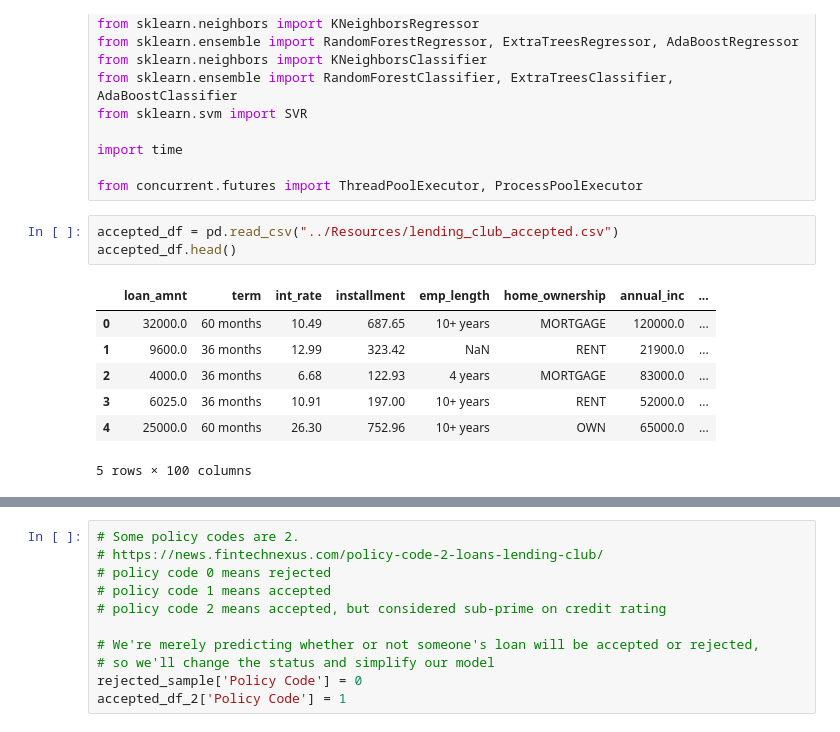
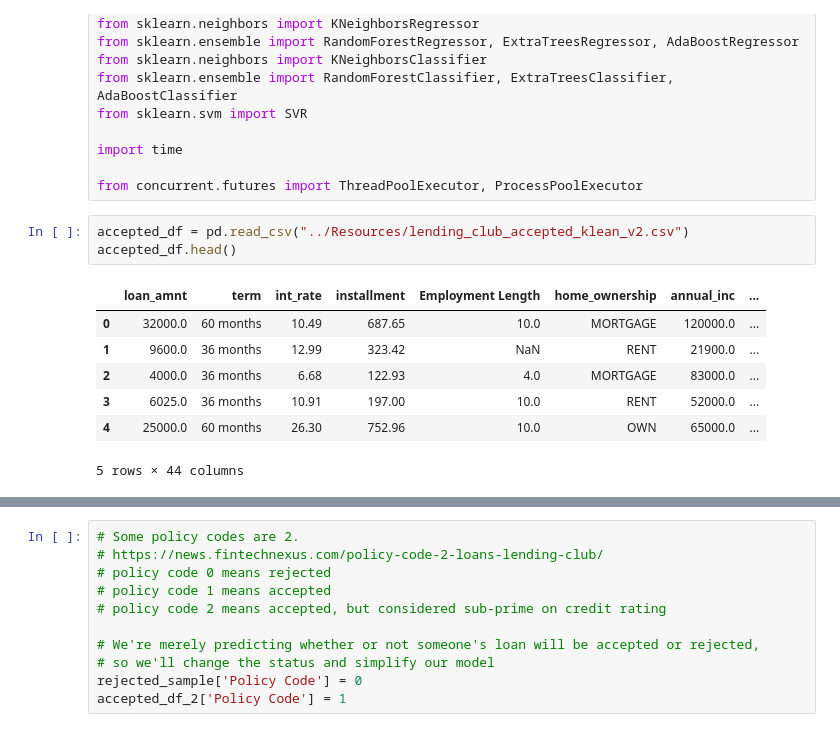
Before and after one commit to RSGDATA/loan_project, a Jupyter notebook: Notebooks/accepted.ipynb, the cells around one changed output, grey strips where cells are left out. Cells and saved outputs as stored; diff of their text form.

```diff
--- a/Notebooks/accepted.ipynb
+++ b/Notebooks/accepted.ipynb
@@ -20,16 +20,16 @@ import time
 
 from concurrent.futures import ThreadPoolExecutor, ProcessPoolExecutor
 # %%
-accepted_df = pd.read_csv("../Resources/lending_club_accepted.csv")
+accepted_df = pd.read_csv("../Resources/lending_club_accepted_klean_v2.csv")
 accepted_df.head()
 # %% [output]
-|  | loan_amnt | term | int_rate | installment | emp_length | home_ownership | annual_inc | ... |
-| 0 | 32000.0 | 60 months | 10.49 | 687.65 | 10+ years | MORTGAGE | 120000.0 | ... |
+|  | loan_amnt | term | int_rate | installment | Employment Length | home_ownership | annual_inc | ... |
+| 0 | 32000.0 | 60 months | 10.49 | 687.65 | 10.0 | MORTGAGE | 120000.0 | ... |
 | 1 | 9600.0 | 36 months | 12.99 | 323.42 | NaN | RENT | 21900.0 | ... |
-| 2 | 4000.0 | 36 months | 6.68 | 122.93 | 4 years | MORTGAGE | 83000.0 | ... |
-| 3 | 6025.0 | 36 months | 10.91 | 197.00 | 10+ years | RENT | 52000.0 | ... |
-| 4 | 25000.0 | 60 months | 26.30 | 752.96 | 10+ years | OWN | 65000.0 | ... |
+| 2 | 4000.0 | 36 months | 6.68 | 122.93 | 4.0 | MORTGAGE | 83000.0 | ... |
+| 3 | 6025.0 | 36 months | 10.91 | 197.00 | 10.0 | RENT | 52000.0 | ... |
+| 4 | 25000.0 | 60 months | 26.30 | 752.96 | 10.0 | OWN | 65000.0 | ... |
-5 rows × 100 columns
+5 rows × 44 columns
 # %%
 rejected_df = pd.read_csv("../Resources/lending_club_rejected_klean_v2.csv")
 rejected_df.head()
```
Also changed, not shown: parts of 38 cells of this notebook, 6 other files.
